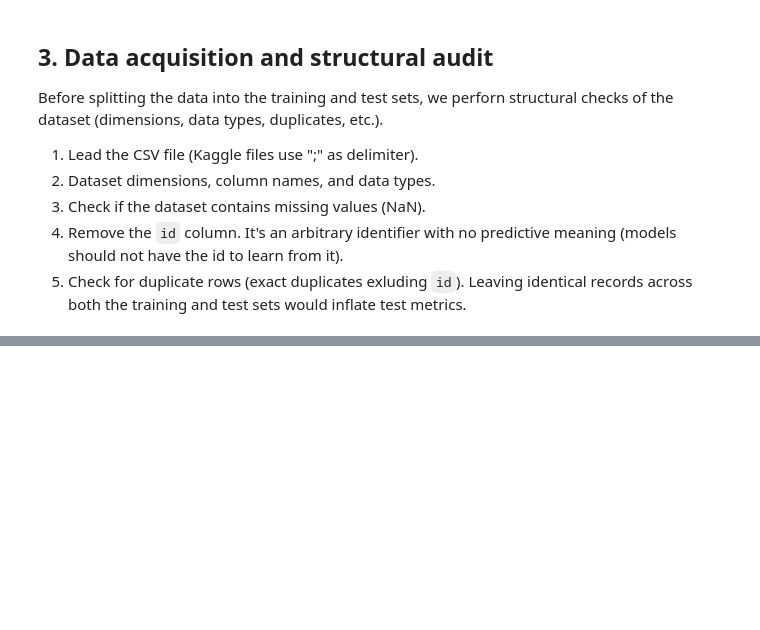
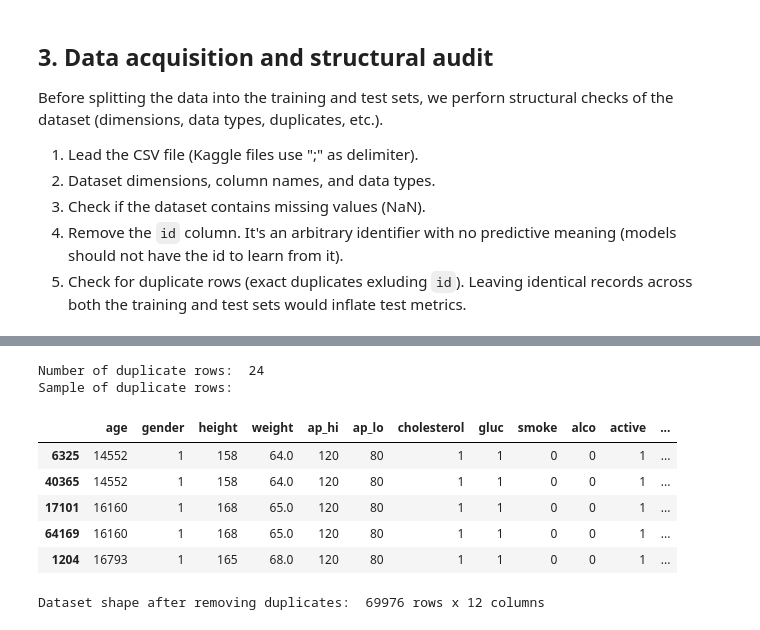
Before and after one commit to danimb-git/cardio-disease-ml-uab, a Jupyter notebook: notebooks/Main_Pipeline.ipynb, the cells around one changed output, grey strips where cells are left out. Cells and saved outputs as stored; diff of their text form; code cells hidden in the pictures; blank space fills up the shorter version.

```diff
--- a/notebooks/Main_Pipeline.ipynb
+++ b/notebooks/Main_Pipeline.ipynb
@@ -121,0 +168,23 @@ Raw dataset shape: 70000 rows x 13 columns
+# %%
+# Check for duplicate rows
+n_duplicates = df.duplicated().sum()
+print("Number of duplicate rows: ", n_duplicates)
+if n_duplicates > 0:
+  print("Sample of duplicate rows:")
+  # .duplicates(keep=False) to keep all duplicated rows (influding the first one)
+  # .sort_values(by=list(df.columns)) to display duplicated rows together
+  display(df[df.duplicated(keep=False)].sort_values(by=list(df.columns)).head())
+# Remove duplicate rows
+# .reset_index(drop=True) to reconstruct indexes from 0 to the new length of the DataFrame
+df = df.drop_duplicates().reset_index(drop=True)
+print("\nDataset shape after removing duplicates: ", df.shape[0], "rows x", df.shape[1], "columns")
+# %% [output]
+Number of duplicate rows:  24
+Sample of duplicate rows:
+|  | age | gender | height | weight | ap_hi | ap_lo | cholesterol | gluc | smoke | alco | active | ... |
+| 6325 | 14552 | 1 | 158 | 64.0 | 120 | 80 | 1 | 1 | 0 | 0 | 1 | ... |
+| 40365 | 14552 | 1 | 158 | 64.0 | 120 | 80 | 1 | 1 | 0 | 0 | 1 | ... |
+| 17101 | 16160 | 1 | 168 | 65.0 | 120 | 80 | 1 | 1 | 0 | 0 | 1 | ... |
+| 64169 | 16160 | 1 | 168 | 65.0 | 120 | 80 | 1 | 1 | 0 | 0 | 1 | ... |
+| 1204 | 16793 | 1 | 165 | 68.0 | 120 | 80 | 1 | 1 | 0 | 0 | 1 | ... |
+Dataset shape after removing duplicates:  69976 rows x 12 columns
```
Also changed, not shown: parts of 13 cells of this notebook.
